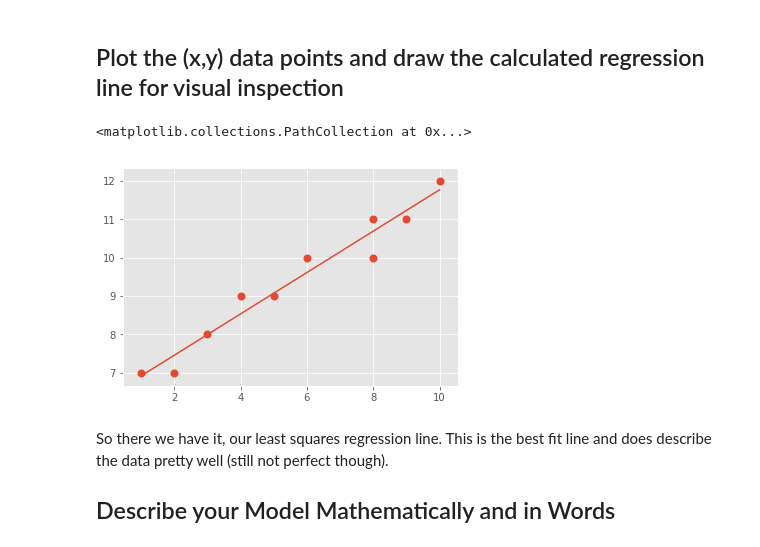
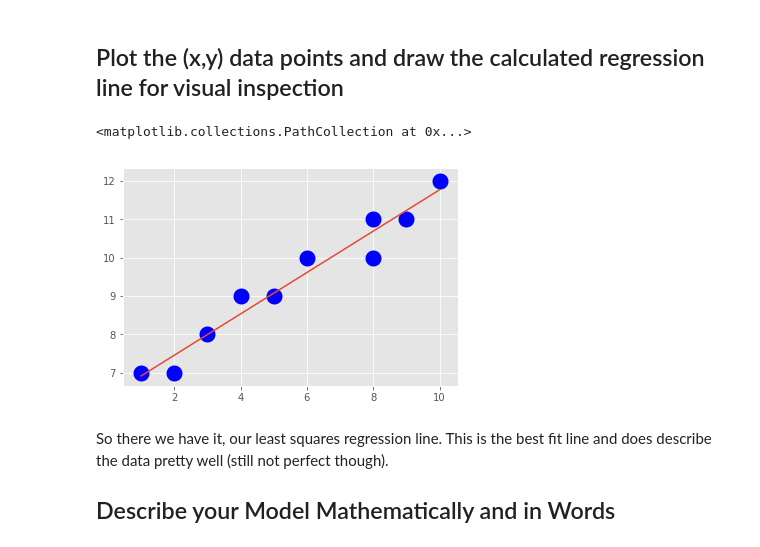
Before and after one commit to jmt0221/dsc-simple-linear-regression-lab-nyc-ds-082619, a Jupyter notebook: index.ipynb, the cells around one changed output. Drawn from its saved outputs; the diff is of its cells as text; code cells hidden in the pictures.

```diff
--- a/index.ipynb
+++ b/index.ipynb
@@ -128,10 +128,10 @@ array([ 6.91898148,  7.45833333,  7.99768519,  8.53703704,  9.07638889,
 # %%
 # Plot data and regression line
 plt.plot(X,regression_line)
-plt.scatter(X,Y,lw=)
+plt.scatter(X,Y,lw=10,c='blue')
 # %% [output]
 <matplotlib.collections.PathCollection at 0x...>
-[figure, old version]
+[figure, new version]
 # %% [markdown]
 So there we have it, our least squares regression line. This is the best fit line and does describe the data pretty well (still not perfect though).
 
```
